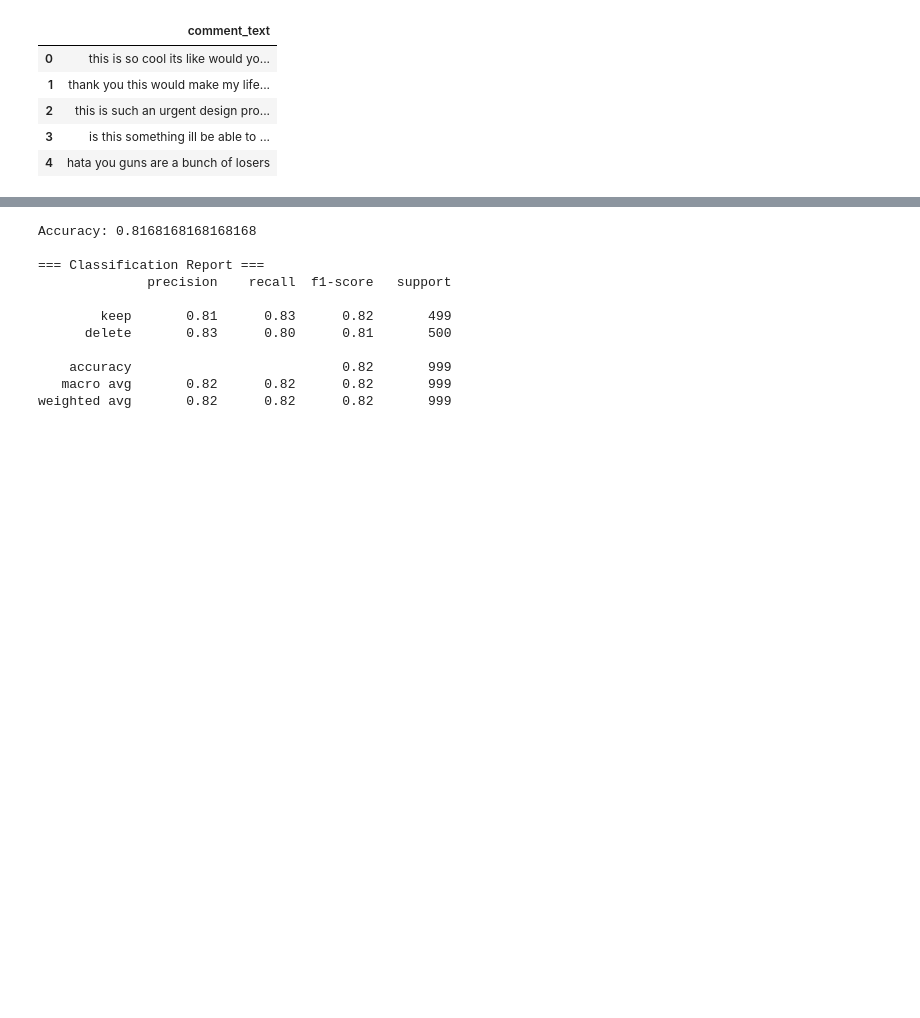
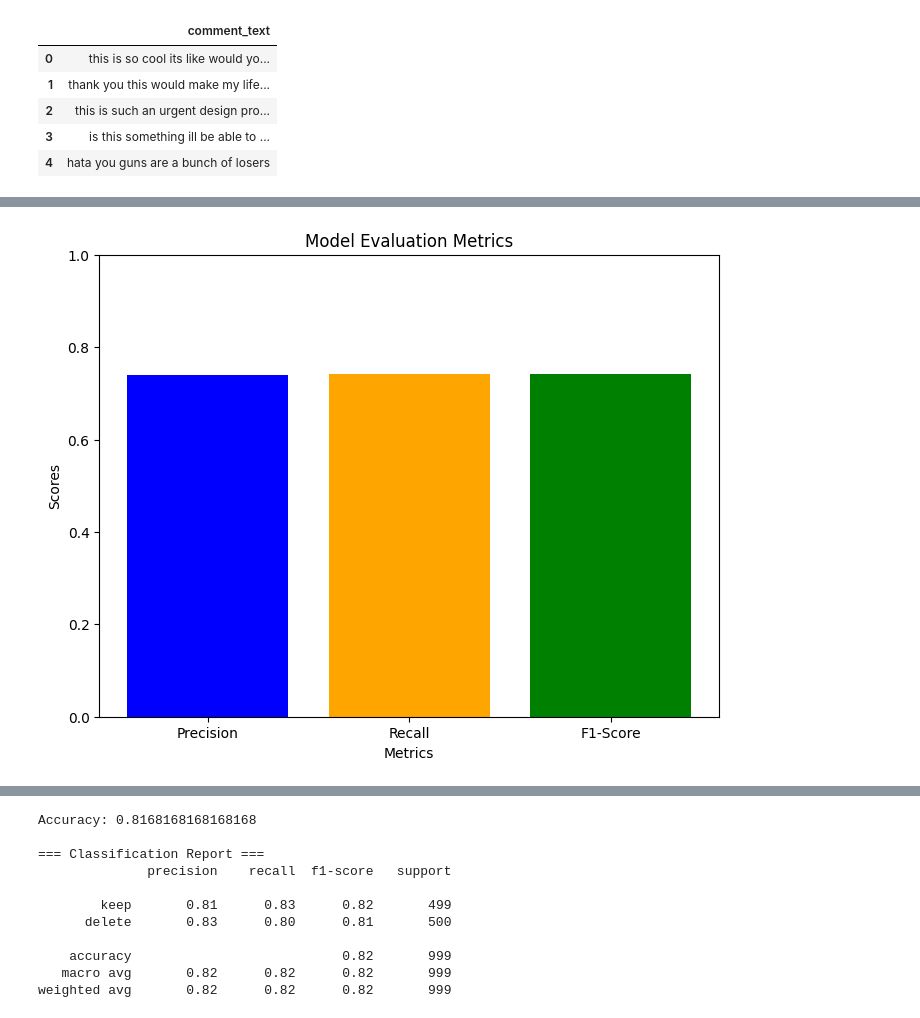
Before and after one commit to Friederi/IE403.P21-NLPmodel, a Jupyter notebook: Ensemble_Model.ipynb, the cells around one changed output, grey strips where cells are left out. Saved outputs shown, nothing was run; the diff lists cells and outputs as text; code cells hidden in the pictures; blank space fills up the shorter version.

```diff
--- a/Ensemble_Model.ipynb
+++ b/Ensemble_Model.ipynb
@@ -92,0 +422,14 @@ memory usage: 395.1+ KB
+# %%
+metrics = ['Precision', 'Recall', 'F1-Score']
+scores = [precision, recall, f1]
+
+# Bar chart for evaluation metrics
+plt.figure(figsize=(8, 6))
+plt.bar(metrics, scores, color=['blue', 'orange', 'green'])
+plt.ylim(0, 1)
+plt.title('Model Evaluation Metrics')
+plt.xlabel('Metrics')
+plt.ylabel('Scores')
+plt.show()
+# %% [output]
+[figure, added]
```
Also changed, not shown: parts of 39 cells of this notebook, 2 other files.
